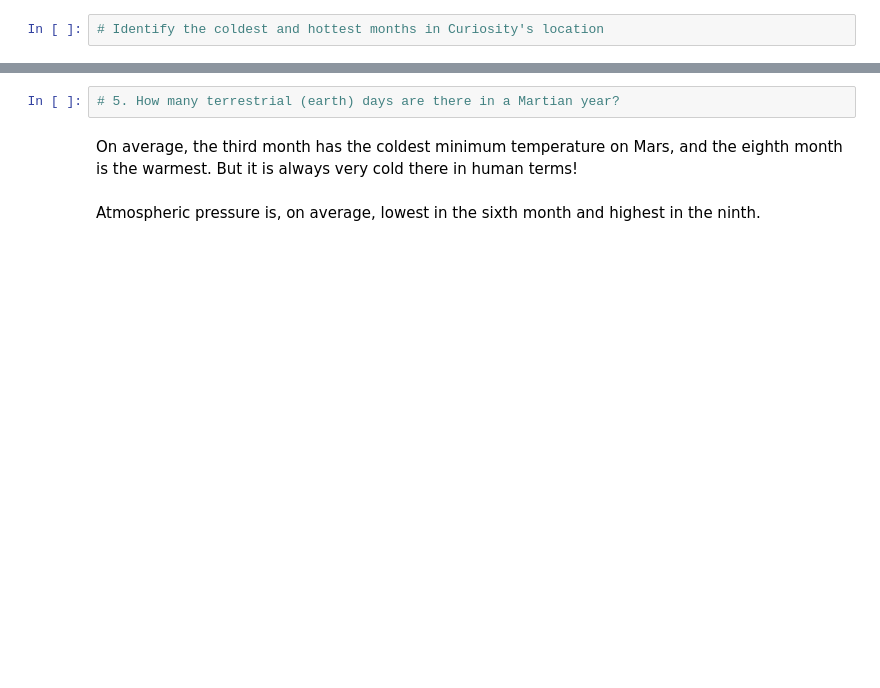
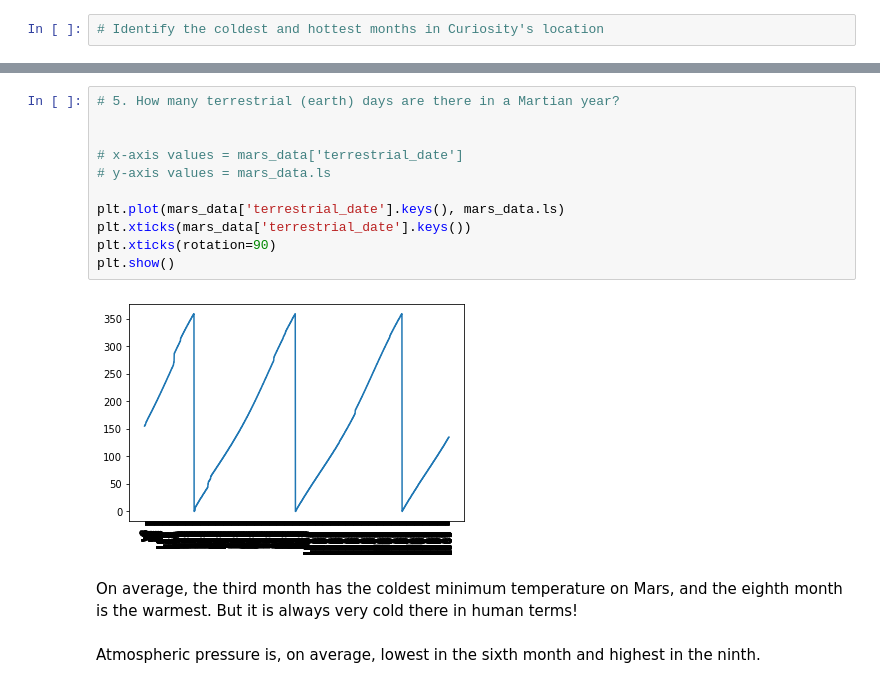
Before and after one commit to elsafig/web-scraping-repo, a Jupyter notebook: Starter_Code/part_2_mars_weather.ipynb, the cells around one changed output, grey strips where cells are left out. Saved outputs shown, nothing was run; the diff lists cells and outputs as text; blank space fills up the shorter version.

```diff
--- a/Starter_Code/part_2_mars_weather.ipynb
+++ b/Starter_Code/part_2_mars_weather.ipynb
@@ -144,5 +230,16 @@ Analyze your dataset by using Pandas functions to answer the following questions
 # %%
 # 5. How many terrestrial (earth) days are there in a Martian year?
+
+
+# x-axis values = mars_data['terrestrial_date']
+# y-axis values = mars_data.ls
+
+plt.plot(mars_data['terrestrial_date'].keys(), mars_data.ls)
+plt.xticks(mars_data['terrestrial_date'].keys())
+plt.xticks(rotation=90)
+plt.show()
+# %% [output]
+[figure, added]
 # %% [markdown]
 On average, the third month has the coldest minimum temperature on Mars, and the eighth month is the warmest. But it is always very cold there in human terms!
 # %% [markdown]
```
Also changed, not shown: parts of 16 cells of this notebook, 1 other file.
